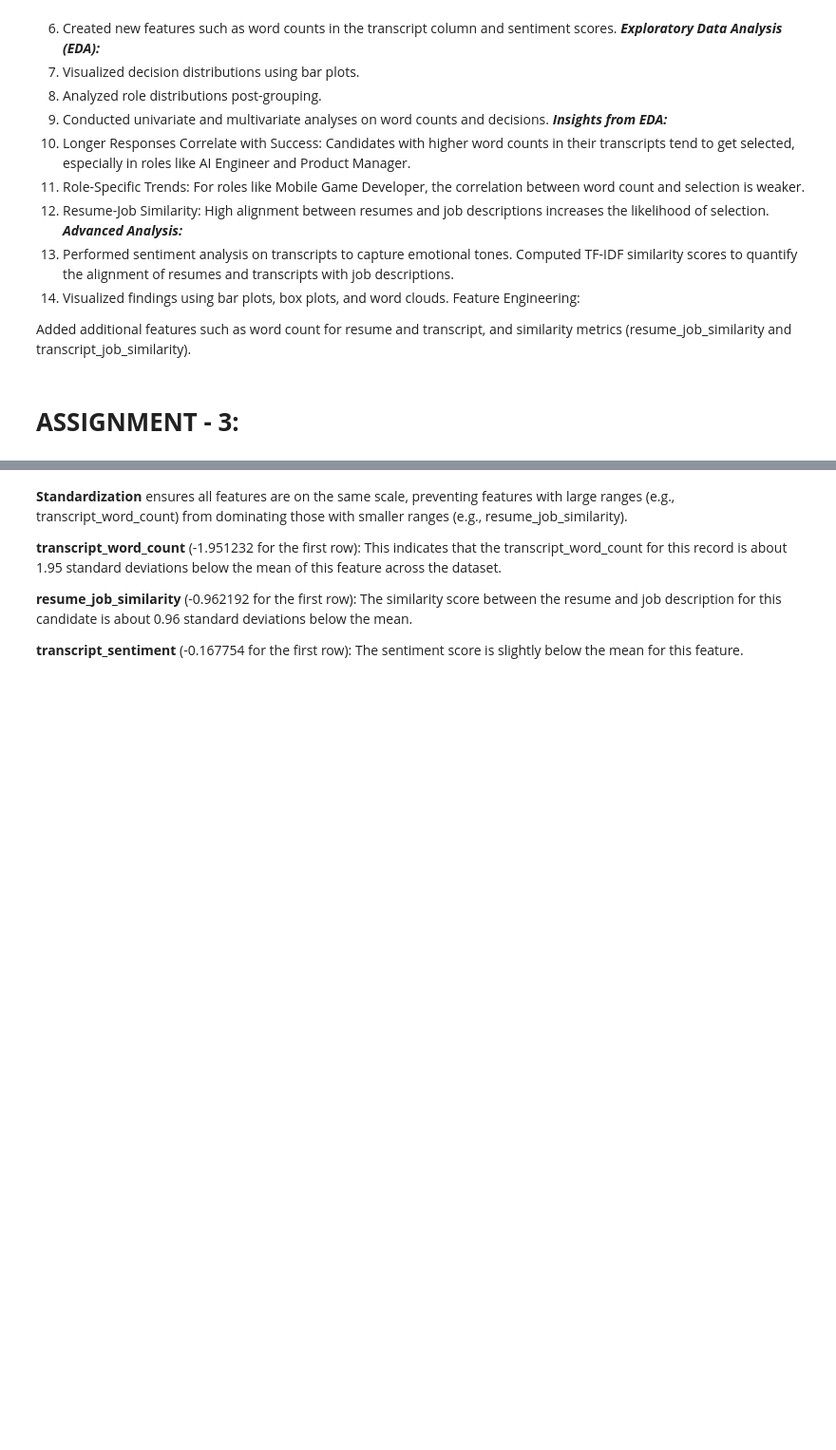
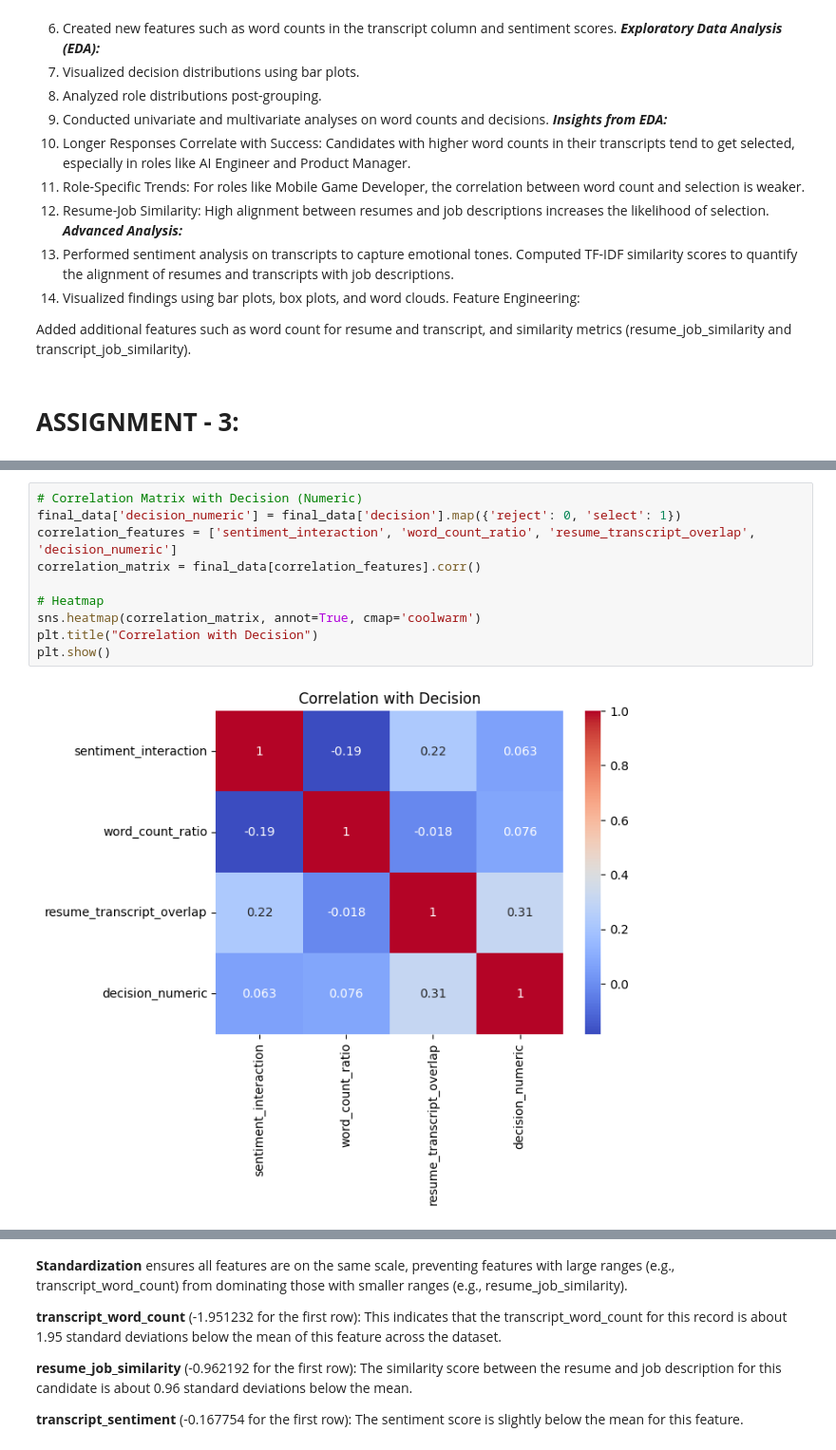
Before and after one commit to RohithMacharla11/-AI-Driven-Recruitment-Pipeline, a Jupyter notebook: Exploratory_Data_Analysis.ipynb, the cells around one changed output, grey strips where cells are left out. Shown at 95% size. Saved outputs shown, nothing was run; the diff lists cells and outputs as text; blank space fills up the shorter version.

```diff
--- a/Exploratory_Data_Analysis.ipynb
+++ b/Exploratory_Data_Analysis.ipynb
@@ -438,0 +540,12 @@ Added additional features such as word count for resume and transcript, and simi
+# %%
+# Correlation Matrix with Decision (Numeric)
+final_data['decision_numeric'] = final_data['decision'].map({'reject': 0, 'select': 1})
+correlation_features = ['sentiment_interaction', 'word_count_ratio', 'resume_transcript_overlap', 'decision_numeric']
+correlation_matrix = final_data[correlation_features].corr()
+
+# Heatmap
+sns.heatmap(correlation_matrix, annot=True, cmap='coolwarm')
+plt.title("Correlation with Decision")
+plt.show()
+# %% [output]
+[figure, added]
```
Also changed, not shown: parts of 48 cells of this notebook.
